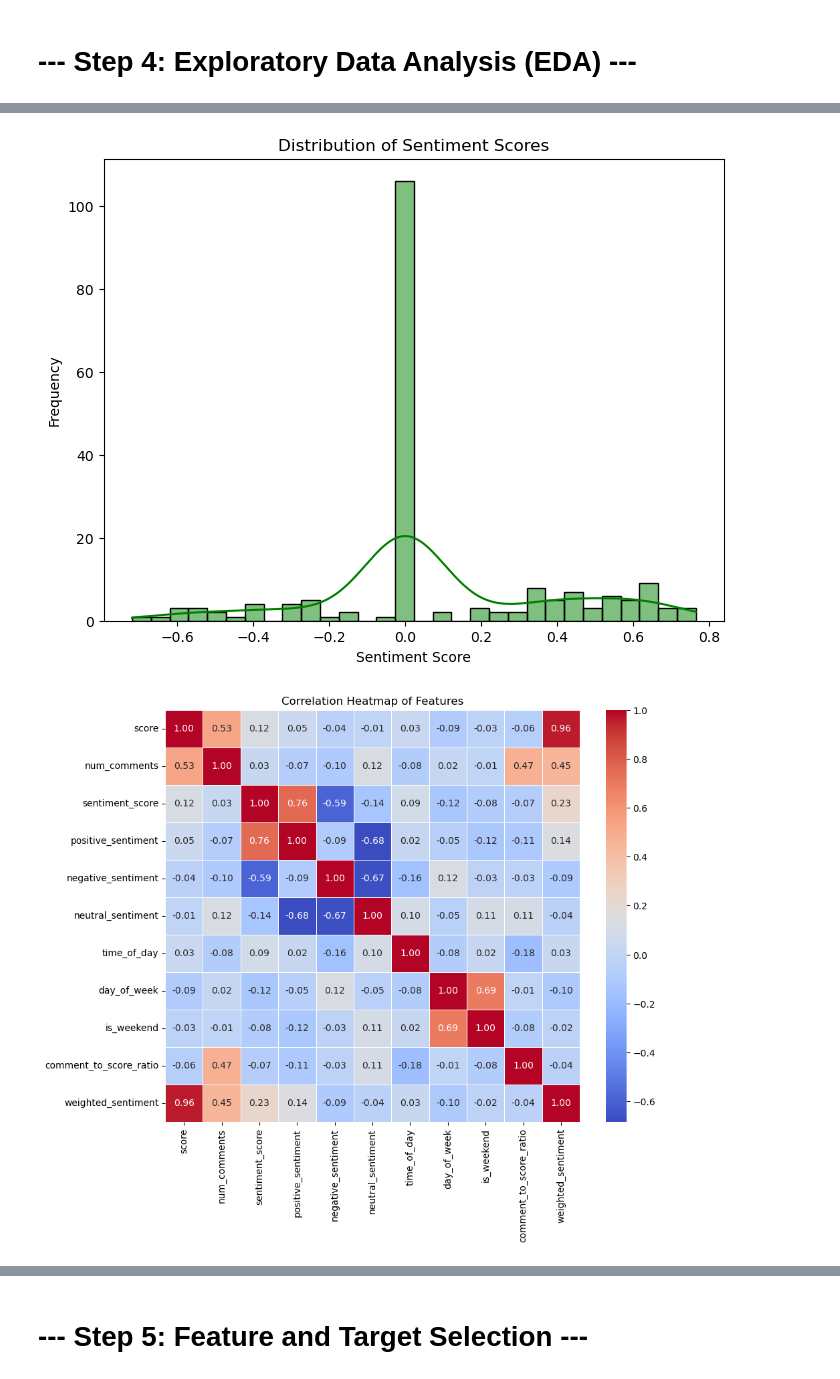
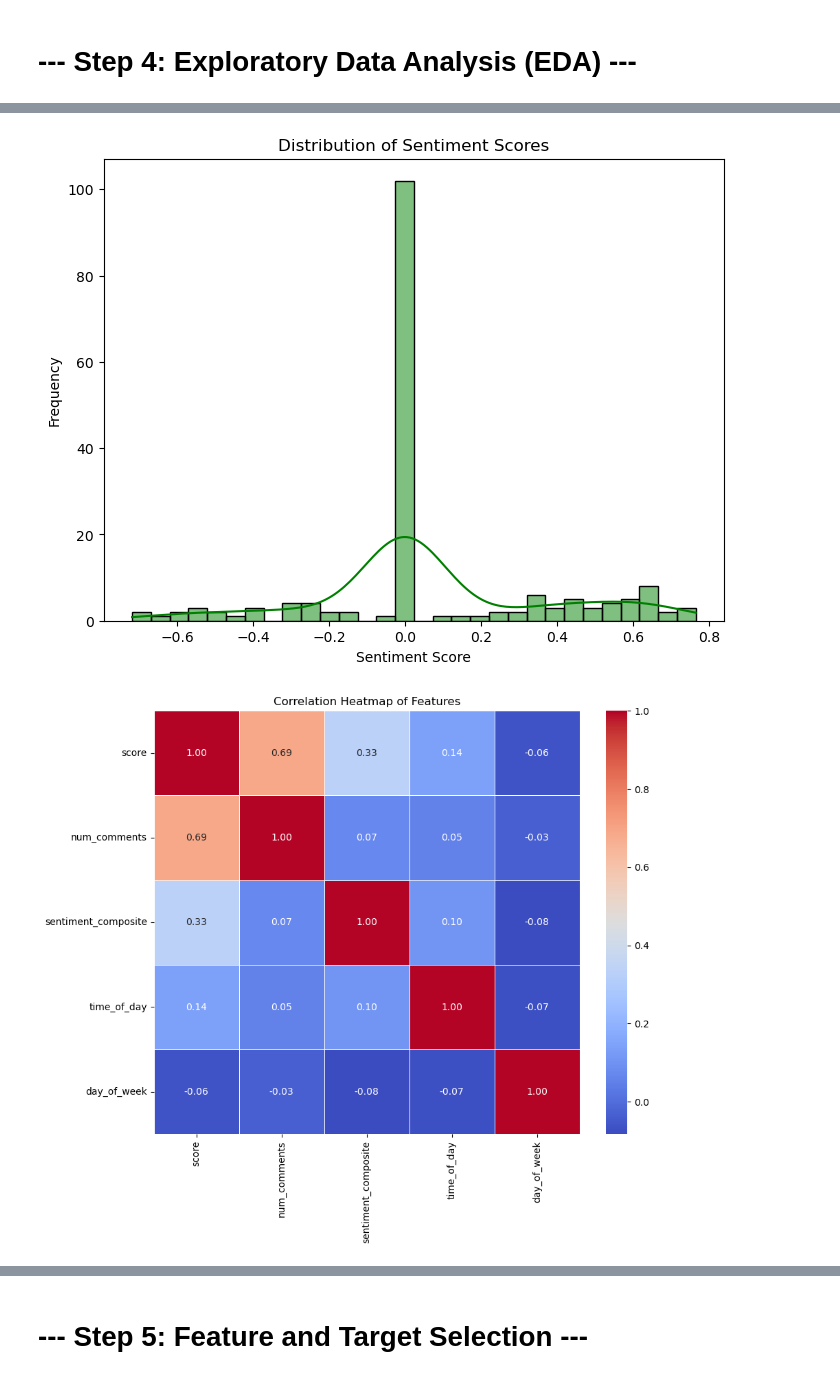
Before and after one commit to nasreenrpx01/stock, a Jupyter notebook: Stocks_Prediction.ipynb, the cells around one changed output, grey strips where cells are left out. Saved outputs shown, nothing was run; the diff lists cells and outputs as text; code cells hidden in the pictures.

```diff
--- a/Stocks_Prediction.ipynb
+++ b/Stocks_Prediction.ipynb
@@ -23,7 +23,7 @@ reddit = praw.Reddit(
 
 posts = []
 subreddit = reddit.subreddit('stocks')
-for post in subreddit.hot(limit=1000):  # Adjust limit as needed
+for post in subreddit.hot(limit=5000):  # Adjust limit as needed
     posts.append({
         'title': post.title,
         'author': post.author.name if post.author else None,
@@ -49,18 +49,32 @@ df['comment_to_score_ratio'] = np.where(df['score'] > 0, df['num_comments'] / df
 # %% [markdown]
 # --- Step 3: Sentiment Analysis using VADER ---
 # %%
+from vaderSentiment.vaderSentiment import SentimentIntensityAnalyzer
+
+# Initialize sentiment analyzer
 analyzer = SentimentIntensityAnalyzer()
+
+# Apply sentiment analysis to each title and calculate sentiment scores
 df['sentiment_score'] = df['title'].apply(lambda x: analyzer.polarity_scores(x)['compound'])
 df['positive_sentiment'] = df['title'].apply(lambda x: analyzer.polarity_scores(x)['pos'])
 df['negative_sentiment'] = df['title'].apply(lambda x: analyzer.polarity_scores(x)['neg'])
 df['neutral_sentiment'] = df['title'].apply(lambda x: analyzer.polarity_scores(x)['neu'])
 
-# Calculate overall sentiment weight
-df['weighted_sentiment'] = (df['positive_sentiment'] - df['negative_sentiment']) * df['score']
+# Check if required columns are present before calculating weighted_sentiment
+if 'positive_sentiment' in df.columns and 'negative_sentiment' in df.columns:
+    df['weighted_sentiment'] = (df['positive_sentiment'] - df['negative_sentiment']) * df['score']
+else:
+    print("Required columns for 'weighted_sentiment' calculation are missing.")
+
+# Create a composite sentiment score
+df['sentiment_composite'] = df['sentiment_score'] + df['weighted_sentiment']
 
 # Generate target variable (stock_movement) - Example
 df['stock_movement'] = (df['score'] + df['num_comments'] * 0.5 + df['sentiment_score'] * 100).apply(round)
 
+# Drop unnecessary columns
+df = df.drop(['positive_sentiment', 'negative_sentiment', 'neutral_sentiment', 'is_weekend', 'comment_to_score_ratio'], axis=1)
+
 # Drop rows with missing data
 df.dropna(inplace=True)
 # %% [markdown]
@@ -106,15 +151,17 @@ plt.xlabel('Sentiment Score')
 plt.ylabel('Frequency')
 plt.show()
 # %% [output]
-[figure, old version]
+[figure, new version]
 # %%
-## Correlation Heatmap to Understand Relationships Between Features
-correlation_matrix = df[['score', 'num_comments', 'sentiment_score', 'positive_sentiment',
-                         'negative_sentiment', 'neutral_sentiment', 'time_of_day', 'day_of_week',
-                         'is_weekend', 'comment_to_score_ratio', 'weighted_sentiment']].corr()
+correlation_matrix = df[['score', 'num_comments', 'sentiment_composite',  'time_of_day', 'day_of_week']].corr()
+
+# Set up the figure size
 plt.figure(figsize=(10, 8))
+# Create the heatmap
 sns.heatmap(correlation_matrix, annot=True, cmap='coolwarm', fmt='.2f', linewidths=0.5)
+# Title for the heatmap
 plt.title('Correlation Heatmap of Features')
+# Display the plot
 plt.show()
 # %% [output]
-[figure, old version]
+[figure, new version]
```
Also changed, not shown: parts of 19 cells of this notebook.
